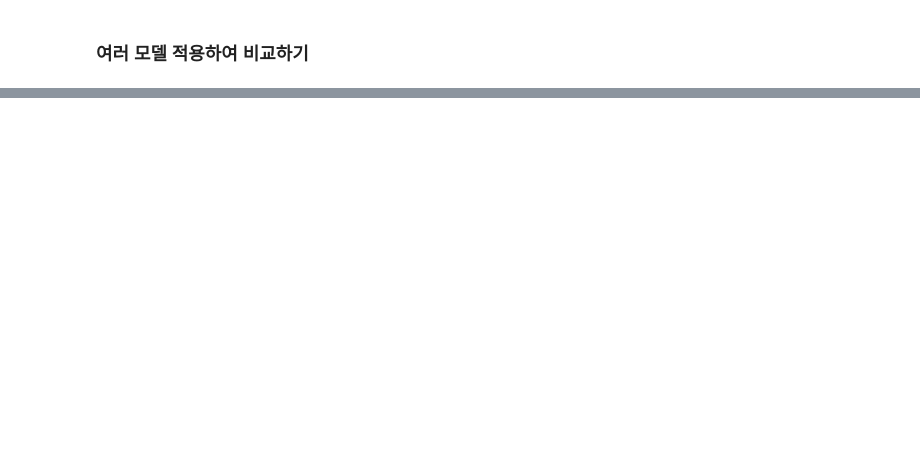
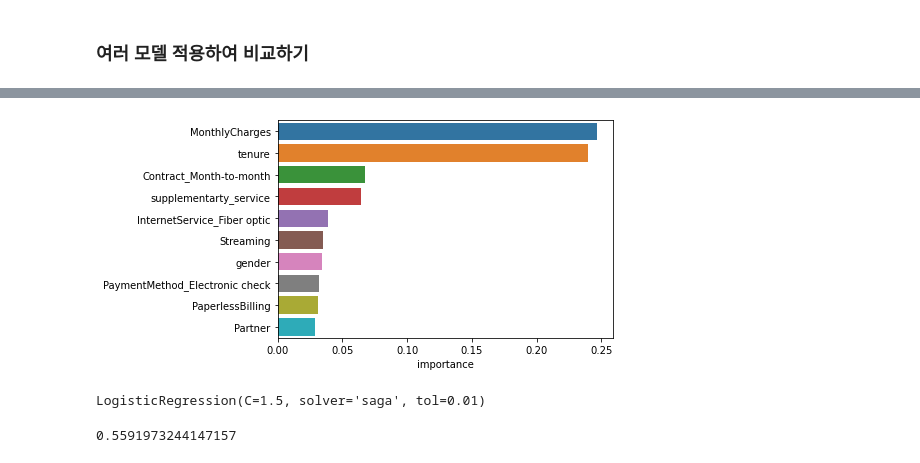
Before and after one commit to parkseonga/Kaggle_EDA, a Jupyter notebook: Practical training/Telco_Customer_Modeling.ipynb, the cells around one changed output, grey strips where cells are left out. Cells and saved outputs as stored; diff of their text form; code cells hidden in the pictures; blank space fills up the shorter version.

```diff
--- a/Practical training/Telco_Customer_Modeling.ipynb
+++ b/Practical training/Telco_Customer_Modeling.ipynb
@@ -256,0 +375,2 @@ feature engineering이 필요할 것으로 예상됨.
+# %%
+cate_features_extract = ["MultipleLines","InternetService","Contract","PaymentMethod"]
@@ -256,0 +383,7 @@ feature engineering이 필요할 것으로 예상됨.
+# %%
+selector = ColumnTransformer([
+    ('one_hot', OneHotEncoder(), cate_features_extract),  # 나열되지 않은 나머지 열은 삭제됨.
+    ('scaler', scaler_pipeline, num_features_extract)
+],remainder="passthrough")
+
+X_prepared = selector.fit_transform(data_train)
@@ -256,0 +431,17 @@ feature engineering이 필요할 것으로 예상됨.
+# %%
+cat_encoder = selector.named_transformers_["one_hot"]
+
+cat_one_hot_features = []
+
+i = 0
+for feature in cate_features_extract:
+    cat_one_hot_features.append([feature+"_"+string for string in list(cat_encoder.categories_[i])])
+
+    i+=1
+
+cat_one_hot_features = sum(cat_one_hot_features,[])
+print(cat_one_hot_features)
+
+features = cat_one_hot_features + num_features_extract + cate_features2
+print(features)
+print(len(features))
@@ -256,0 +452,4 @@ feature engineering이 필요할 것으로 예상됨.
+# %%
+feature_importances = pd.DataFrame(RandomForestClassifier().fit(X_prepared,y_train).feature_importances_,index = features,columns=['importance']).sort_values('importance',ascending=False)
+feature_importances = feature_importances.head(10)
+feature_importances
@@ -256,0 +468,23 @@ feature engineering이 필요할 것으로 예상됨.
+# %%
+bar = sns.barplot(feature_importances["importance"],feature_importances.index)
+# %% [output]
+[figure, added]
+# %%
+from sklearn.model_selection import GridSearchCV
+
+param_grid_logistic = {
+    "C":[0.25,0.5,0.75,1.0,1.5,2.0],
+    "solver":["lbfgs", "sag", "saga"],
+    "tol":[0.01,0.001],
+    "penalty":["l1","l2"]}
+
+cv_logistic = GridSearchCV(LogisticRegression(),param_grid_logistic, cv= cv_mo, scoring = "recall")
+cv_logistic.fit(X_prepared, y_train)  # grid search 모델
+cv_logistic_best = cv_logistic.best_estimator_  # 가장 좋은 파라미터
+print(cv_logistic_best)
+# %% [output]
+LogisticRegression(C=1.5, solver='saga', tol=0.01)
+# %%
+cv_logistic.score(X_prepared, y_train)
+# %% [output]
+0.5591973244147157
```
Also changed, not shown: parts of 95 cells of this notebook.
